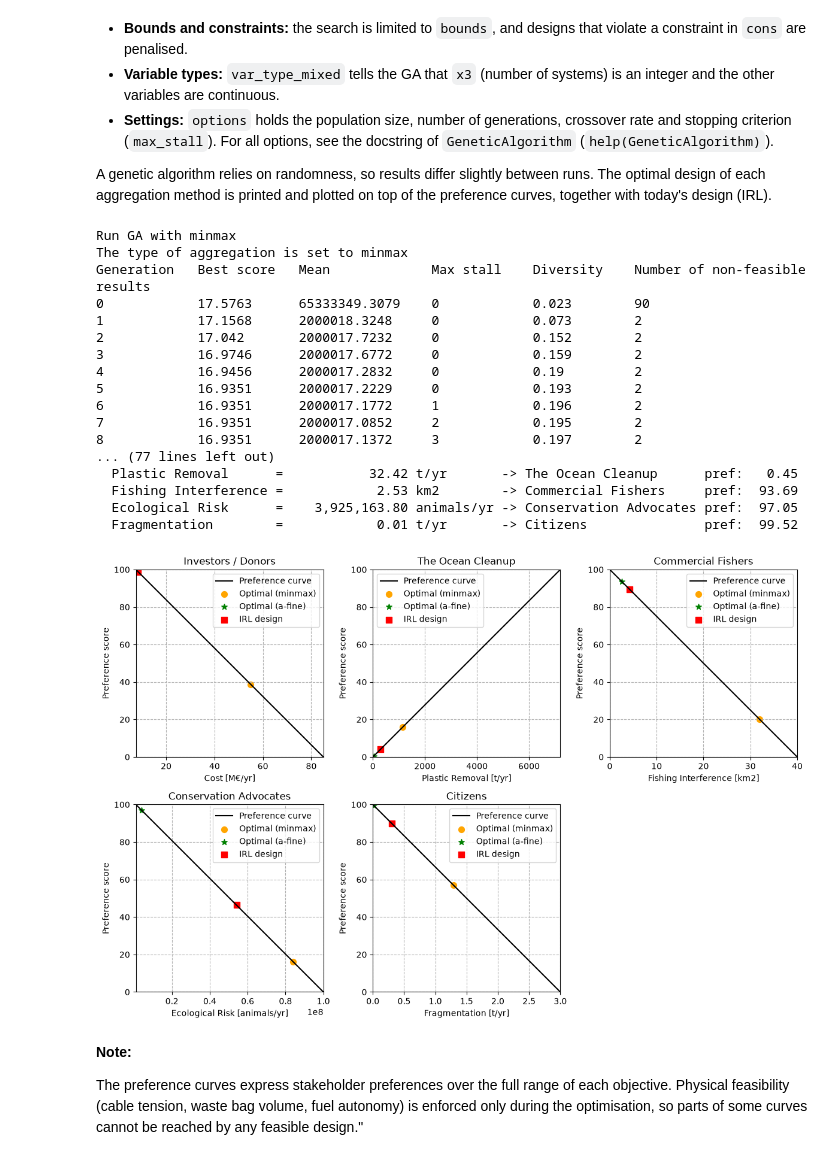
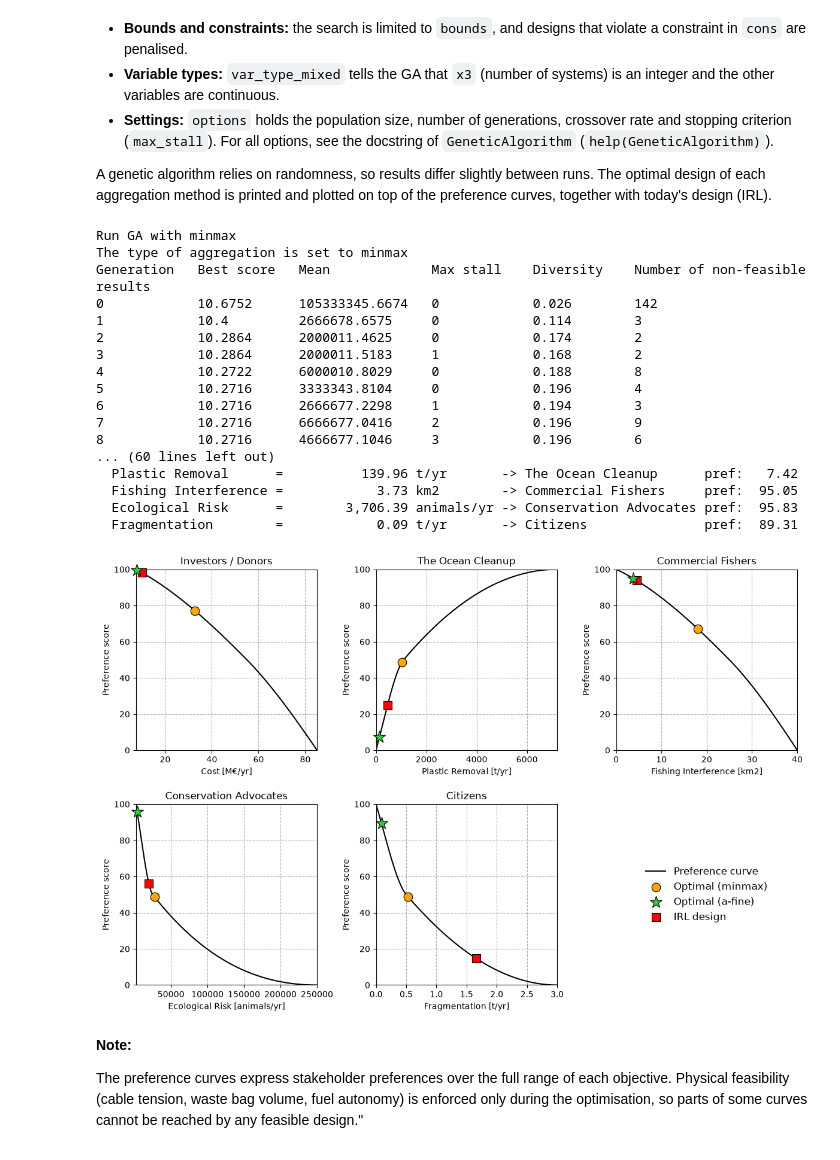
Before and after one commit to LeoLoze/-The_Ocean_CleanUp_System_03-, a Jupyter notebook: Civil-Engineering-Systems-Design-main/Our project/OceanCleanup_System03.ipynb, the cells around one changed output. Cells and saved outputs as stored; diff of their text form; code cells hidden in the pictures.

```diff
--- a/Civil-Engineering-Systems-Design-main/Our project/OceanCleanup_System03.ipynb
+++ b/Civil-Engineering-Systems-Design-main/Our project/OceanCleanup_System03.ipynb
@@ -74,8 +74,9 @@ barrier_length = 2200   # m, total length of the barrier - Verhagen (2024)
 # set bounds for all variables
 b1 = [2, 6]          # x1 skirt depth [m]
 #Due to wave action, buoyant plastic is forced below the ocean surface; however, its vertical distribution exhibits an exponential decrease in concentration with depth
-b2 = [200, 1600]     # x2 distance between vessels [m]
+b2 = [800, 1600]     # x2 distance between vessels [m]
 # If the distance is too small, the swept area becomes too narrow; if it is too wide (width of the net 2km), the system loses its functional U-shape.
+# 800 is the size of the old system 02
 b3 = [1, 10]         # x3 number of systems [-]
 # fleet is capped at 10 because of the purchase cost
 b4 = [0.3, 0.75] # x4 towing speed [m/s]
@@ -87,7 +88,7 @@ bounds = [b1, b2, b3, b4, b5]
 # type of each variable: 'real' = continuous, 'int' = whole number (used in the GA options later)
 var_type_mixed = ['real', 'real', 'int', 'real', 'real']
 
-X_irl = [4, 1200, 1, 0.5, 10] # real world values --> place holders, put in later
+X_irl = [4, 1600, 1, 0.70, 16] # real world values --. see constants_and_sources for value_sources
 plot_irl = True  # Can be True or False --> plot the IRL point or not
 # %% [markdown]
 ## Constraints
@@ -242,9 +250,11 @@ safety_buffer     = 500     # exclusion buffer around the system in which fishin
 
 # Objective 4 - Ecological risk
 
-animal_density    = 2.1e-3  # density of vulnerable animals in the water column [1/m3] - The Great Pacific Garbage Patch (2026)
+bycatch_ref       = 1.0     # observed primary bycatch per km2 swept by the reference system [1/km2] - calibrated on CSA Ocean Sciences Inc. (2023)
+depth_ref         = 3       # wing depth of the reference system (System 002) [m] - CSA Ocean Sciences Inc. (2023)
+speed_ref         = 0.75    # towing speed of the reference system (~1.5 knots) [m/s] - CSA Ocean Sciences Inc. (2023)
 v_avoid           = 0.75    # characteristic speed at which animals can still avoid the barrier [m/s] - Erika (2023)
-mesh_ref          = 10      # reference (finest) mesh size for the mesh factor [mm] - CSA Ocean Sciences Inc. (2023)
+mesh_ref          = 10      # mesh size of the reference system (System 002) [mm] - CSA Ocean Sciences Inc. (2023)
 
 # Objective 5 - Future plastic fragmentation
 
@@ -300,11 +310,12 @@ def objective_function_4(x1, x2, x3, x4, x5):
     :return: float of expected bycatch in animals per year.
     '''
 
-    swept_volume = x1 * x2 * x4 * T_op                                   # [m3/yr] water volume passed by one system
-    p_no_escape  = 1 - np.exp(-x4 / v_avoid)                             # [-] probability an animal cannot avoid the barrier
-    mesh_factor  = mesh_ref / x5                                         # [-] finer mesh traps more small organisms
+    swept_area   = x2 * x4 * T_op / 1e6                                  # [km2/yr] sea surface swept by one system
+    depth_factor = x1 / depth_ref                                        # [-] deeper skirt covers more of the water column
+    speed_factor = (1 - np.exp(-x4 / v_avoid)) / (1 - np.exp(-speed_ref / v_avoid))  # [-] fewer animals escape at higher speed
+    mesh_factor  = mesh_ref / x5                                         # [-] finer mesh retains more small fish
 
-    return x3 * animal_density * swept_volume * p_no_escape * mesh_factor
+    return x3 * bycatch_ref * swept_area * depth_factor * speed_factor * mesh_factor
 
 
 def objective_function_5(x1, x2, x3, x4, x5):
@@ -535,7 +556,8 @@ A genetic algorithm relies on randomness, so results differ slightly between run
 # We run the optimization with two paradigms
 paradigm = ['minmax', 'a-fine']  # 'minmax' or 'a-fine' or 'tetra' ('tetra' needs the online Tetra solver)
 markers  = ['o', '*', '^']
-colours  = ['orange', 'green', 'blue']
+colours  = ['orange', 'limegreen', 'royalblue']
+sizes    = [110, 220, 130]   # a star looks much smaller than a circle at the same size, so it gets a larger size
 
 # Define the figure and axes before the loop
 fig, axes = plt.subplots(2, 3, figsize=(12, 8))
@@ -545,7 +567,7 @@ for ax, o_vals, p_vals, (_, name, unit, stakeholder) in zip(axes.flat, obj_vals_
     ax.plot(o_vals, p_vals, color='black', label='Preference curve')
     ax.set_xlim(min(o_vals), max(o_vals))
     ax.set_ylim(0, 100)
-    ax.set_box_aspect(1)   # square plot area -> the diagonal is a 45 degree slope
+    ax.set_box_aspect(1)   # square plot area
     ax.set_title(stakeholder)
     ax.set_xlabel(f'{name} [{unit}]')
     ax.set_ylabel('Preference score')
@@ -576,55 +598,58 @@ for i in range(len(paradigm)):
     # Print and plot the optimal objective results and stakeholder preferences
     print(f'Optimal objective results and stakeholder preference using {paradigm[i]}:')
     for j, (ax, (obj_func, name, unit, stakeholder)) in enumerate(zip(axes.flat, objectives)):
         obj_value = obj_func(*optimal_design_var) # Calculate resulting objective value
         pref_value = pref_funcs[j](*optimal_design_var) # Calculate resulting preference score (not named pref_score, that is the function from above)
 
         # Print and plot the optimal point on the preference curve
         print(f'  {name:<20} = {obj_value:>15,.2f} {unit:<10} -> {stakeholder:<22} pref: {pref_value:>6.2f}')
-        ax.scatter(obj_value, pref_value, color=colours[i], marker=markers[i], s=50,
+        # black edge for contrast with the curve, zorder above the curve, clip_on=False so points on the plot border are not cut off
+        ax.scatter(obj_value, pref_value, color=colours[i], marker=markers[i], s=sizes[i],
+                   edgecolors='black', linewidths=0.8, zorder=5, clip_on=False,
                    label=f'Optimal ({paradigm[i]})')
 
 
 # plot the IRL design point if plot_irl is True
 if plot_irl:
     irl_obj_values = [obj_func(*X_irl) for obj_func, _, _, _ in objectives]
     irl_pref_scores = [pref_funcs[j](*X_irl) for j in range(len(objectives))]
     for j, ax in enumerate(axes.flat[:5]):
-        ax.scatter(irl_obj_values[j], irl_pref_scores[j], color='red', marker='s', s=50, label='IRL design')
+        ax.scatter(irl_obj_values[j], irl_pref_scores[j], color='red', marker='s', s=90,
+                   edgecolors='black', linewidths=0.8, zorder=4, clip_on=False, label='IRL design')
 
-for ax in axes.flat[:5]:
-    ax.legend(fontsize=10)
-
-axes.flat[-1].set_visible(False)  # hide the sixth empty subplot
+# One shared legend in the empty sixth subplot instead of a legend in every subplot
+handles, labels = axes.flat[0].get_legend_handles_labels()
+axes.flat[-1].axis('off')
+axes.flat[-1].legend(handles, labels, loc='center', fontsize=12, frameon=False)
 
 
 # Adjust the layout
 fig.tight_layout()
 
 # Save figure
-# plt.savefig('optimal_results.png')  # Uncomment this line to save the figure as a PNG file
+# plt.savefig('optimal_results.png')  # to save as png file
 
 # Display the plot
 plt.show()
 # %% [output]
 Run GA with minmax
 The type of aggregation is set to minmax
 Generation   Best score   Mean             Max stall    Diversity    Number of non-feasible results
-0            17.5763      65333349.3079    0            0.023        90
-1            17.1568      2000018.3248     0            0.073        2
-2            17.042       2000017.7232     0            0.152        2
-3            16.9746      2000017.6772     0            0.159        2
-4            16.9456      2000017.2832     0            0.19         2
-5            16.9351      2000017.2229     0            0.193        2
-6            16.9351      2000017.1772     1            0.196        2
-7            16.9351      2000017.0852     2            0.195        2
-8            16.9351      2000017.1372     3            0.197        2
-... (77 lines left out)
-  Plastic Removal      =           32.42 t/yr       -> The Ocean Cleanup      pref:   0.45
-  Fishing Interference =            2.53 km2        -> Commercial Fishers     pref:  93.69
-  Ecological Risk      =    3,925,163.80 animals/yr -> Conservation Advocates pref:  97.05
-  Fragmentation        =            0.01 t/yr       -> Citizens               pref:  99.52
+0            10.6752      105333345.6674   0            0.026        142
+1            10.4         2666678.6575     0            0.114        3
+2            10.2864      2000011.4625     0            0.174        2
+3            10.2864      2000011.5183     1            0.168        2
+4            10.2722      6000010.8029     0            0.188        8
+5            10.2716      3333343.8104     0            0.196        4
+6            10.2716      2666677.2298     1            0.194        3
+7            10.2716      6666677.0416     2            0.196        9
+8            10.2716      4666677.1046     3            0.196        6
+... (60 lines left out)
+  Plastic Removal      =          139.96 t/yr       -> The Ocean Cleanup      pref:   7.42
+  Fishing Interference =            3.73 km2        -> Commercial Fishers     pref:  95.05
+  Ecological Risk      =        3,706.39 animals/yr -> Conservation Advocates pref:  95.83
+  Fragmentation        =            0.09 t/yr       -> Citizens               pref:  89.31
-[figure, old version]
+[figure, new version]
 # %% [markdown]
 **Note:**
 
```
Also changed, not shown: parts of 5 cells of this notebook, 5 other files.
